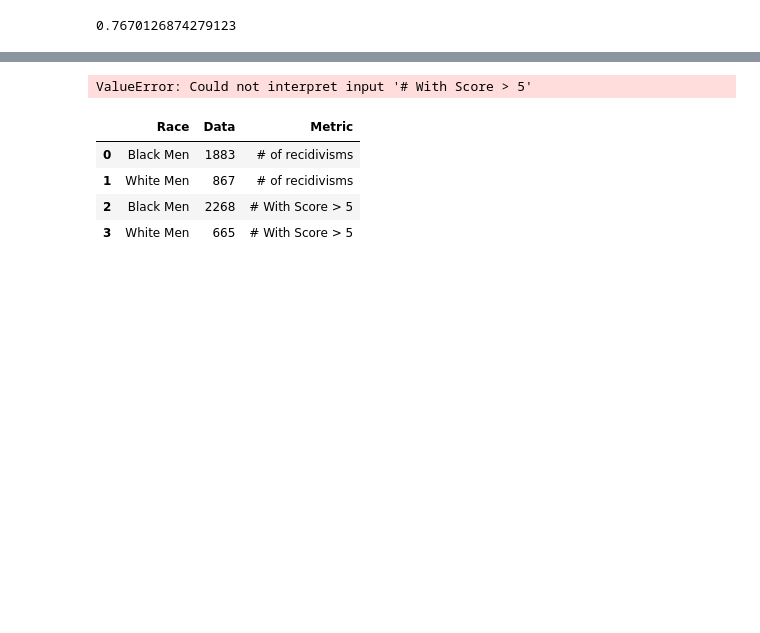
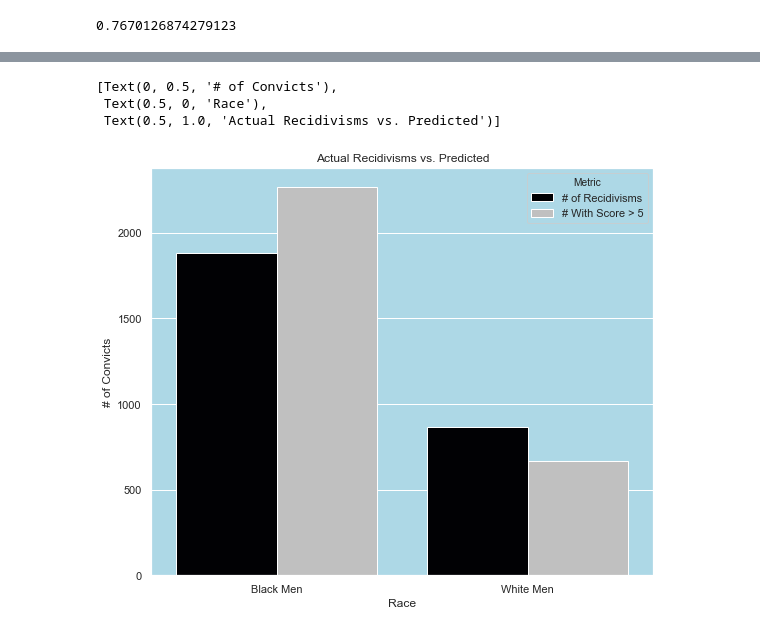
Before and after one commit to CyrusRR/iXDSCourseProject1, a Jupyter notebook: compas-analysis-master/Comparison.ipynb, the cells around one changed output, grey strips where cells are left out. Drawn from its saved outputs; the diff is of its cells as text; code cells hidden in the pictures; blank space fills up the shorter version.

```diff
--- a/compas-analysis-master/Comparison.ipynb
+++ b/compas-analysis-master/Comparison.ipynb
@@ -87,3 +88,9 @@ Whrecid
 Whlikely/Whrecid
 # %% [output]
 0.7670126874279123
+# %%
+#Creaing dataframe to easily graph
+Baggresults = pd.DataFrame({"Race": ["Black Men", "White Men", "Black Men", "White Men", "Black Men", "White Men"],
+                   'Data': [recid, Whrecid, Bllikely, round(Whlikely,0), round((1- (Bllikely/recid))*100,2),round((1- (Whlikely/Whrecid))*100,2)],
+                   "Metric": ["# of Recidivisms","# of Recidivisms","# With Score > 5","# With Score > 5", "% Error", "% Error"] })
+Baggresults
@@ -90,21 +105,13 @@ Whlikely/Whrecid
 # %%
 colors = [ "#000005","#C0C0C0" ]
+sns.set(rc={'axes.facecolor':'#ADD8E6'})
 customPalette = sns.set_palette(sns.color_palette(colors))
 sns.set_palette(sns.color_palette(colors))
-
-fig = sns.barplot(data = Compare,x = "# With Score > 5, y= "# With Score > 5", palette=customPalette)
-fig.set(xlabel='Race', ylabel='Accuracy', Title = " Decile Score Accuracies By Race")
+plt.figure(figsize=(9,7.5))
+fig = sns.barplot(data = Baggresults,x = "Race", y= "Data", hue = "Metric", hue_order = ["# of Recidivisms","# With Score > 5"],  palette=customPalette)
+fig.set(xlabel='Race', ylabel='# of Convicts', Title = "Actual Recidivisms vs. Predicted")
 # %% [output]
-ValueError: Could not interpret input '# With Score > 5'
+[Text(0, 0.5, '# of Convicts'),
+ Text(0.5, 0, 'Race'),
+ Text(0.5, 1.0, 'Actual Recidivisms vs. Predicted')]
+[figure, added]
-# %%
-#Creaing dataframe to easily graph
-Baggresults = pd.DataFrame({"Race": ["Black Men", "White Men", "Black Men", "White Men"],
-                   'Data': [recid, Whrecid, Bllikely, Whlikely],
-                   "Metric": ["# of recidivisms","# of recidivisms","# With Score > 5","# With Score > 5"] })
-Baggresults
-# %% [output]
-|  | Race | Data | Metric |
-| 0 | Black Men | 1883 | # of recidivisms |
-| 1 | White Men | 867 | # of recidivisms |
-| 2 | Black Men | 2268 | # With Score > 5 |
-| 3 | White Men | 665 | # With Score > 5 |
```
Also changed, not shown: parts of 10 cells of this notebook, 3 other files.
